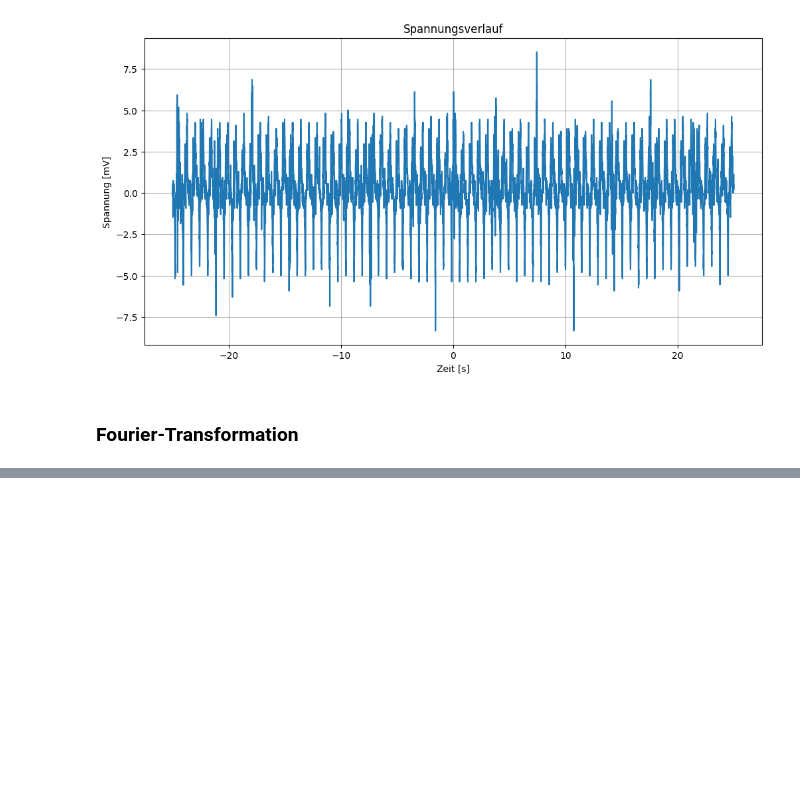
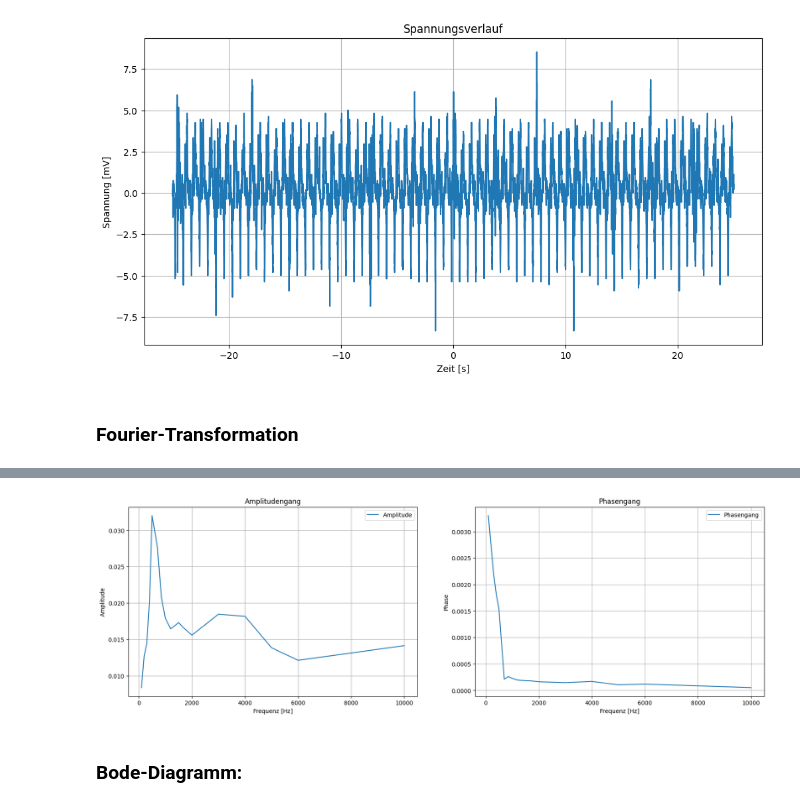
Before and after one commit to MomdAli/Angewandte-Informatik, a Jupyter notebook: content/Studium/Semester 3/SSS/Versuch 3/versuch-3.ipynb, the cells around one changed output, grey strips where cells are left out. Cells and saved outputs as stored; diff of their text form; code cells hidden in the pictures; blank space fills up the shorter version.

```diff
--- a/content/Studium/Semester 3/SSS/Versuch 3/versuch-3.ipynb
+++ b/content/Studium/Semester 3/SSS/Versuch 3/versuch-3.ipynb
@@ -92,0 +203,6 @@ Nyquist Frequency: 99.99999999994884 Hz
+# %%
+plot_mic_data(read_csv_file_mic("Messung-klein.csv"))
+# %% [output]
+[figure, added]
+# %% [markdown]
+### Bode-Diagramm:
```
Also changed, not shown: parts of 13 cells of this notebook, 5 other files.
